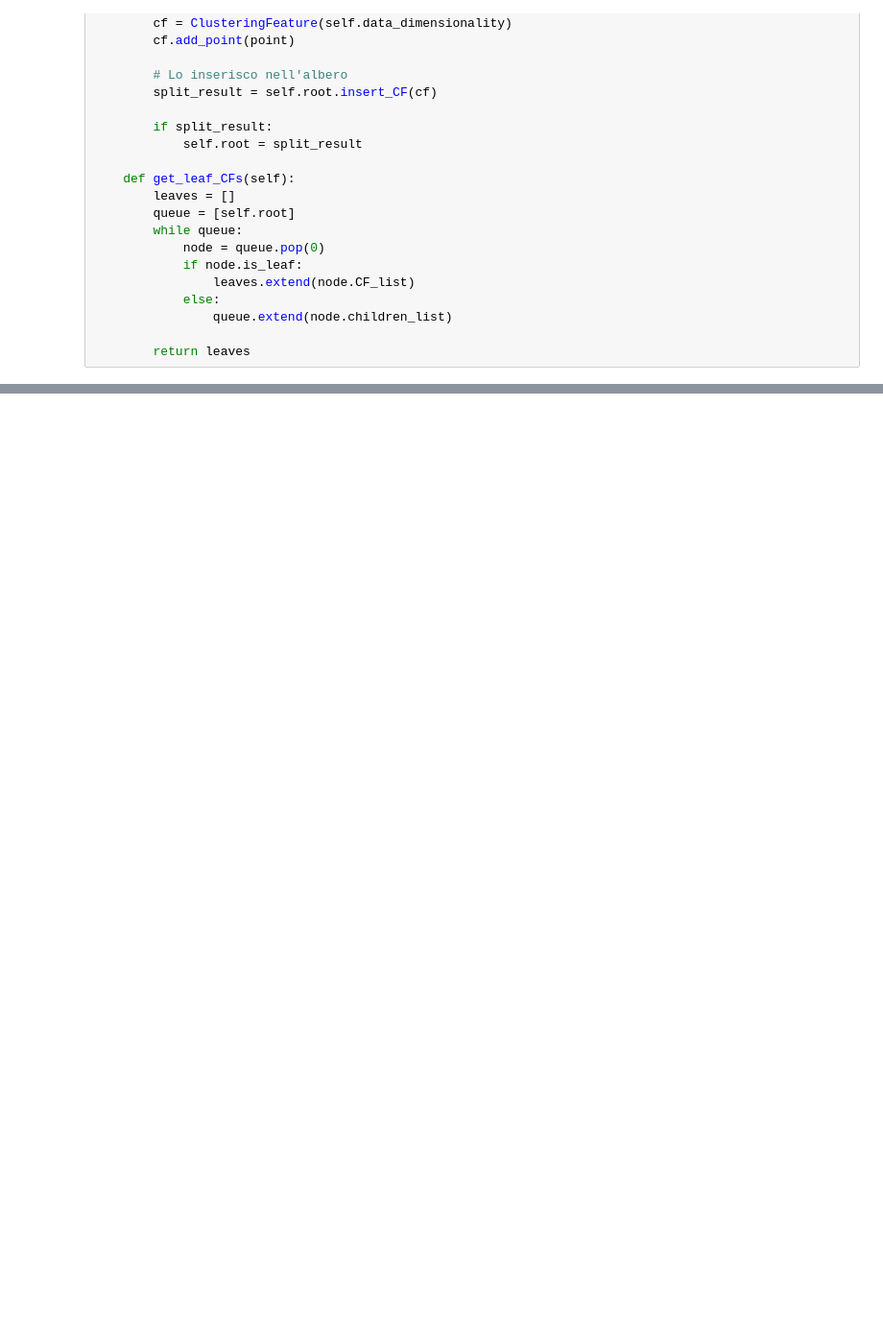
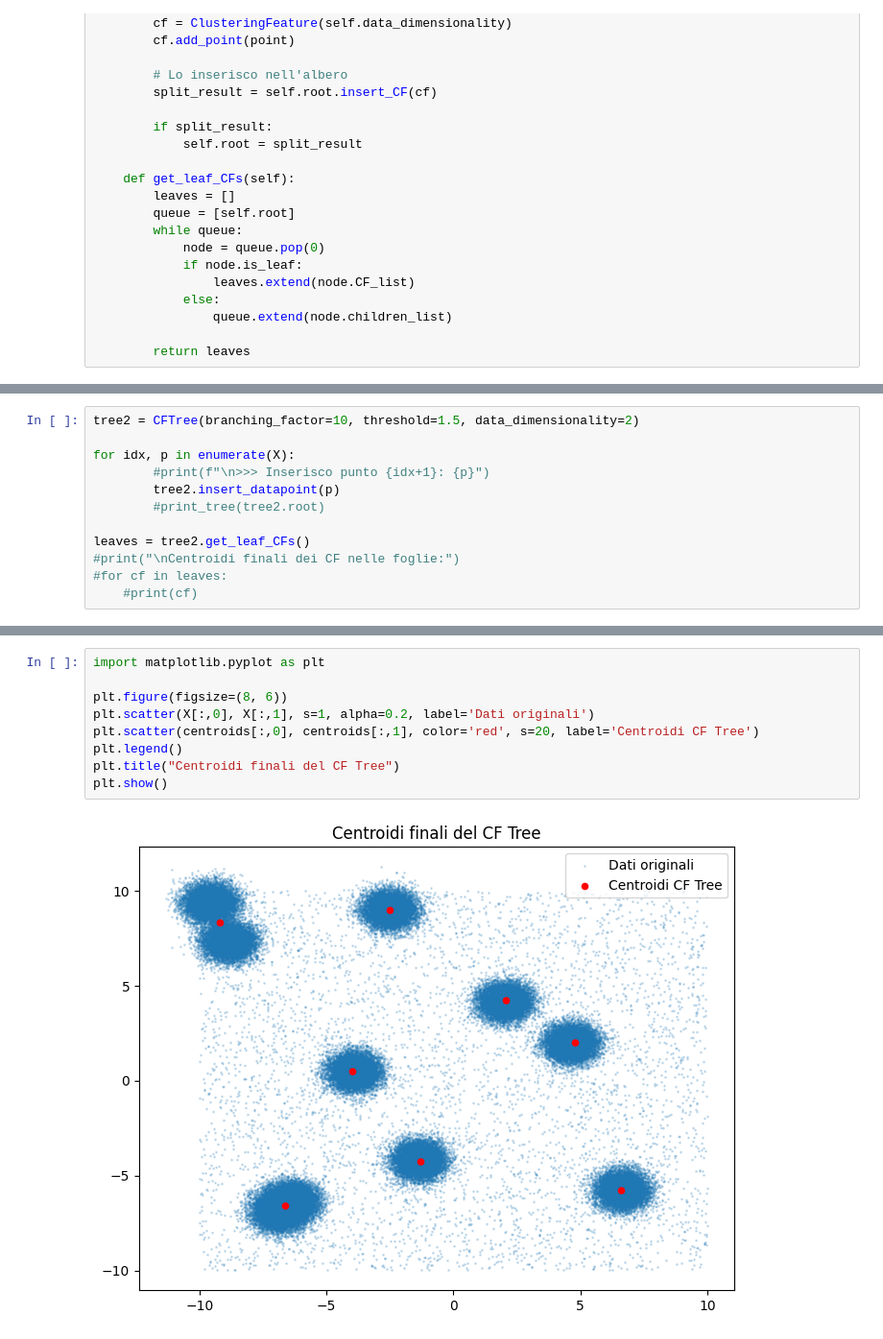
Before and after one commit to cristinavisentin/BIRCH_clustering, a Jupyter notebook: project.ipynb, the cells around one changed output, grey strips where cells are left out. Shown at 96% size. Saved outputs shown, nothing was run; the diff lists cells and outputs as text; blank space fills up the shorter version.

```diff
--- a/project.ipynb
+++ b/project.ipynb
@@ -322,0 +342,12 @@ ClusteringFeature(N=1, LS=[8. 4.], SS=80.0000)
+# %%
+tree2 = CFTree(branching_factor=10, threshold=1.5, data_dimensionality=2)
+
+for idx, p in enumerate(X):
+		#print(f"\n>>> Inserisco punto {idx+1}: {p}")
+		tree2.insert_datapoint(p)
+		#print_tree(tree2.root)
+
+leaves = tree2.get_leaf_CFs()
+#print("\nCentroidi finali dei CF nelle foglie:")
+#for cf in leaves:
+	#print(cf)
@@ -322,0 +359,11 @@ ClusteringFeature(N=1, LS=[8. 4.], SS=80.0000)
+# %%
+import matplotlib.pyplot as plt
+
+plt.figure(figsize=(8, 6))
+plt.scatter(X[:,0], X[:,1], s=1, alpha=0.2, label='Dati originali')
+plt.scatter(centroids[:,0], centroids[:,1], color='red', s=20, label='Centroidi CF Tree')
+plt.legend()
+plt.title("Centroidi finali del CF Tree")
+plt.show()
+# %% [output]
+[figure, added]
```
Also changed, not shown: parts of 4 cells of this notebook.
